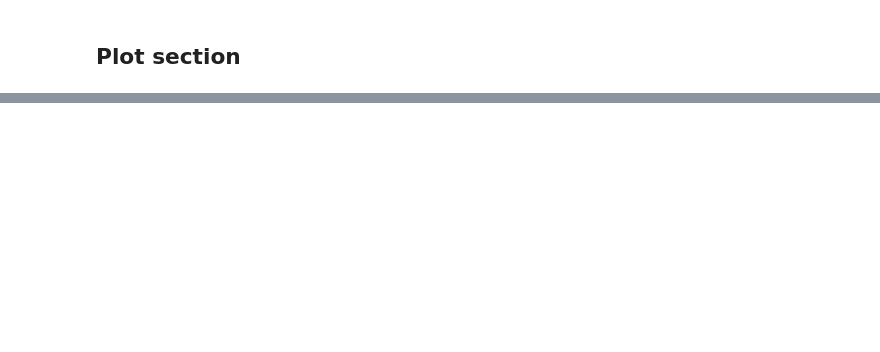
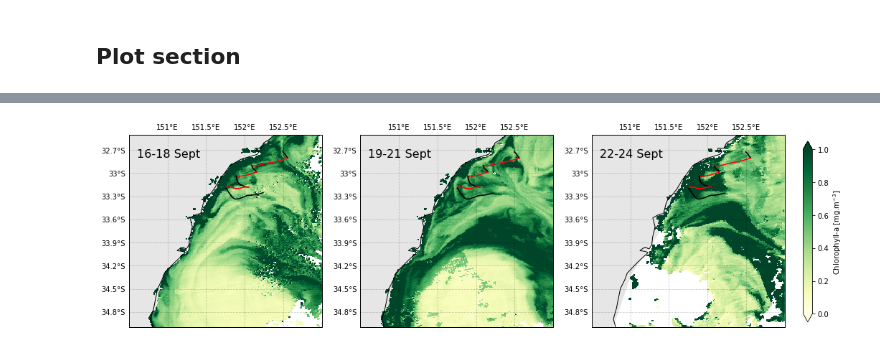
Before and after one commit to nmalan/glider_toolbox, a Jupyter notebook: Stockton_bight_glider.ipynb, the cells around one changed output, grey strips where cells are left out. Drawn from its saved outputs; the diff is of its cells as text; code cells hidden in the pictures; blank space fills up the shorter version.

```diff
--- a/Stockton_bight_glider.ipynb
+++ b/Stockton_bight_glider.ipynb
@@ -84,0 +111,2 @@ savefig('SL287_glider_chla_section.png', dpi=300,bbox_inches='tight')
+# %%
+chla = xr.open_dataset('/home/z3526974/Work/data/dipole_work/Ocean_colour/IMOS_aggregation_20190527T040102Z.nc',decode_times=False)
@@ -84,0 +119,5 @@ savefig('SL287_glider_chla_section.png', dpi=300,bbox_inches='tight')
+# %%
+c1 = chla.chl_oc3[3:5,:,:]
+c2 = chla.chl_oc3[6:8,:,:]
+c3 = chla.chl_oc3[9:11,:,:]
+c1
@@ -84,0 +137,83 @@ savefig('SL287_glider_chla_section.png', dpi=300,bbox_inches='tight')
+# %%
+fig = plt.figure(figsize=(18, 5))
+ax1 = plt.subplot(1,3,1, projection=ccrs.PlateCarree())
+plt.pcolormesh(chla.longitude, chla.latitude, c1.mean(dim='time'), cmap='YlGn', vmin=0, vmax=1,
+             transform=ccrs.PlateCarree())
+
+ax1.coastlines(resolution='50m')
+ax1.set_extent([150.5, 153, -35, -32.5])
+gl = ax1.gridlines(draw_labels=True,
+             color='black', alpha=0.2, linestyle='--')
+gl.xlocator = mticker.FixedLocator([150.5,151,151.5,152,152.5,153])
+gl.xformatter = LONGITUDE_FORMATTER
+gl.yformatter = LATITUDE_FORMATTER
+gl.ylabels_right = False
+gl.xlabels_bottom = False
+ax1.add_feature(cfeature.LAND, facecolor='0.9') #Grayscale colors can be set using 0 (black) to 1 (white)
+ax1.add_feature(cfeature.LAKES, alpha=0.9)  #Alpha sets transparency (0 is transparent, 1 is solid)
+ax1.add_feature(cfeature.BORDERS, zorder=10)
+plt.plot(g1.LONGITUDE,g1.LATITUDE,transform=ccrs.PlateCarree(),color='black')
+plt.plot(g2.LONGITUDE,g2.LATITUDE,transform=ccrs.PlateCarree(),color='red')
+plt.plot(g3.LONGITUDE,g3.LATITUDE,transform=ccrs.PlateCarree(),color='black')
+plt.plot(g4.LONGITUDE,g4.LATITUDE,transform=ccrs.PlateCarree(),color='red')
+plt.plot(g5.LONGITUDE,g5.LATITUDE,transform=ccrs.PlateCarree(),color='black')
+plt.plot(g6.LONGITUDE,g6.LATITUDE,transform=ccrs.PlateCarree(),color='red')
+plt.plot(g7.LONGITUDE,g7.LATITUDE,transform=ccrs.PlateCarree(),color='black')
+plt.text(150.6,-32.8,'16-18 Sept',fontsize=16)
+
+ax1 = plt.subplot(1,3,2, projection=ccrs.PlateCarree())
+plt.pcolormesh(chla.longitude, chla.latitude, c2.mean(dim='time'), cmap='YlGn', vmin=0, vmax=1,
+             transform=ccrs.PlateCarree())
+
+ax1.coastlines(resolution='50m')
+ax1.set_extent([150.5, 153, -35, -32.5])
+gl = ax1.gridlines(draw_labels=True,
+             color='black', alpha=0.2, linestyle='--')
+gl.xlocator = mticker.FixedLocator([150.5,151,151.5,152,152.5,153])
+gl.xformatter = LONGITUDE_FORMATTER
+gl.yformatter = LATITUDE_FORMATTER
+gl.ylabels_right = False
+gl.xlabels_bottom = False
+ax1.add_feature(cfeature.LAND, facecolor='0.9') #Grayscale colors can be set using 0 (black) to 1 (white)
+ax1.add_feature(cfeature.LAKES, alpha=0.9)  #Alpha sets transparency (0 is transparent, 1 is solid)
+ax1.add_feature(cfeature.BORDERS, zorder=10)
+plt.plot(g1.LONGITUDE,g1.LATITUDE,transform=ccrs.PlateCarree(),color='black')
+plt.plot(g2.LONGITUDE,g2.LATITUDE,transform=ccrs.PlateCarree(),color='red')
+plt.plot(g3.LONGITUDE,g3.LATITUDE,transform=ccrs.PlateCarree(),color='black')
+plt.plot(g4.LONGITUDE,g4.LATITUDE,transform=ccrs.PlateCarree(),color='red')
+plt.plot(g5.LONGITUDE,g5.LATITUDE,transform=ccrs.PlateCarree(),color='black')
+plt.plot(g6.LONGITUDE,g6.LATITUDE,transform=ccrs.PlateCarree(),color='red')
+plt.plot(g7.LONGITUDE,g7.LATITUDE,transform=ccrs.PlateCarree(),color='black')
+plt.text(150.6,-32.8,'19-21 Sept',fontsize=16)
+
+ax1 = plt.subplot(1,3,3, projection=ccrs.PlateCarree())
+cs = plt.pcolormesh(chla.longitude, chla.latitude, c3.mean(dim='time'), cmap='YlGn', vmin=0, vmax=1,
+             transform=ccrs.PlateCarree())
+
+ax1.coastlines(resolution='50m')
+ax1.set_extent([150.5, 153, -35, -32.5])
+gl = ax1.gridlines(draw_labels=True,
+             color='black', alpha=0.2, linestyle='--')
+gl.xlocator = mticker.FixedLocator([150.5,151,151.5,152,152.5,153])
+gl.xformatter = LONGITUDE_FORMATTER
+gl.yformatter = LATITUDE_FORMATTER
+gl.ylabels_right = False
+gl.xlabels_bottom = False
+ax1.add_feature(cfeature.LAND, facecolor='0.9') #Grayscale colors can be set using 0 (black) to 1 (white)
+ax1.add_feature(cfeature.LAKES, alpha=0.9)  #Alpha sets transparency (0 is transparent, 1 is solid)
+ax1.add_feature(cfeature.BORDERS, zorder=10)
+plt.plot(g1.LONGITUDE,g1.LATITUDE,transform=ccrs.PlateCarree(),color='black')
+plt.plot(g2.LONGITUDE,g2.LATITUDE,transform=ccrs.PlateCarree(),color='red')
+plt.plot(g3.LONGITUDE,g3.LATITUDE,transform=ccrs.PlateCarree(),color='black')
+plt.plot(g4.LONGITUDE,g4.LATITUDE,transform=ccrs.PlateCarree(),color='red')
+plt.plot(g5.LONGITUDE,g5.LATITUDE,transform=ccrs.PlateCarree(),color='black')
+plt.plot(g6.LONGITUDE,g6.LATITUDE,transform=ccrs.PlateCarree(),color='red')
+plt.plot(g7.LONGITUDE,g7.LATITUDE,transform=ccrs.PlateCarree(),color='black')
+plt.text(150.6,-32.8,'22-24 Sept',fontsize=16)
+fig.subplots_adjust(right=0.83)
+cbar_ax = fig.add_axes([0.85, 0.15, 0.01, 0.7])
+fig.colorbar(cs, cax=cbar_ax, extend='both')
+cbar_ax.set_ylabel(r'Chlorophyll-a [mg.m$^{-3}$]')
+savefig('chla_spatial_tseries.png', dpi=300,bbox_inches='tight')
+# %% [output]
+[figure, added]
```
Also changed, not shown: parts of 10 cells of this notebook.
